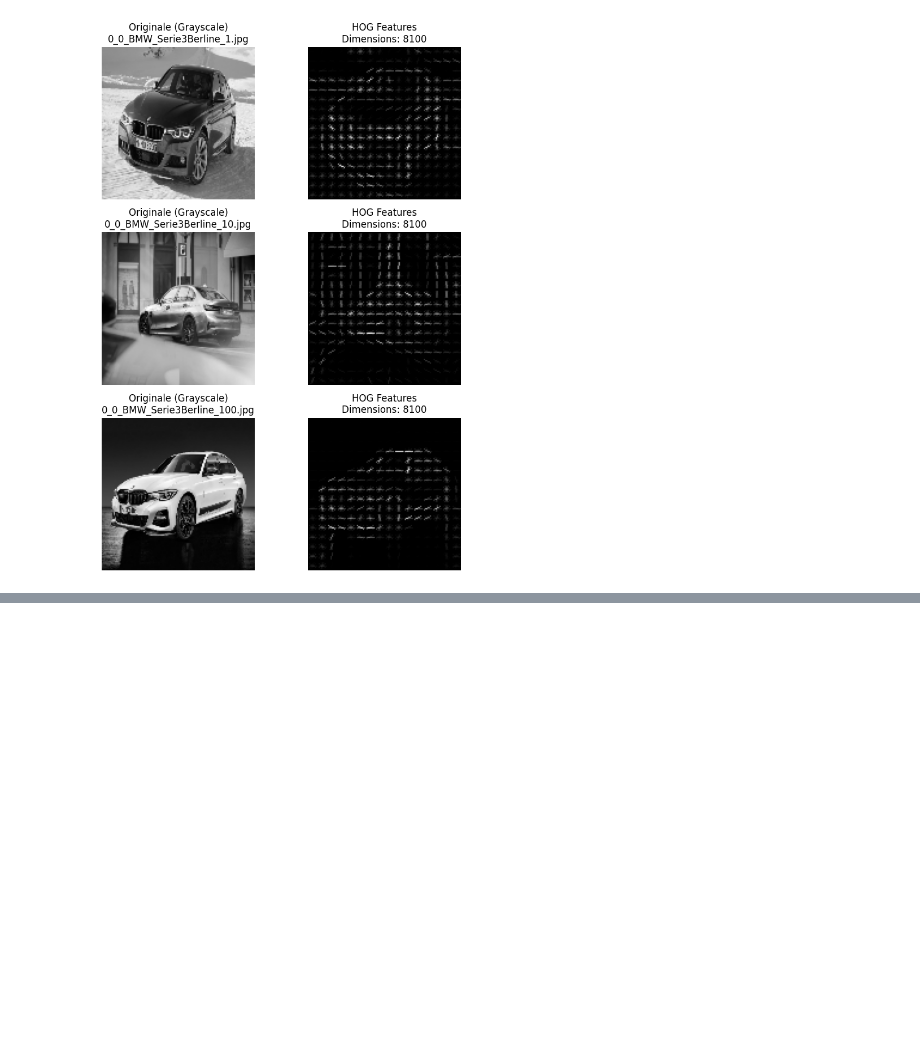
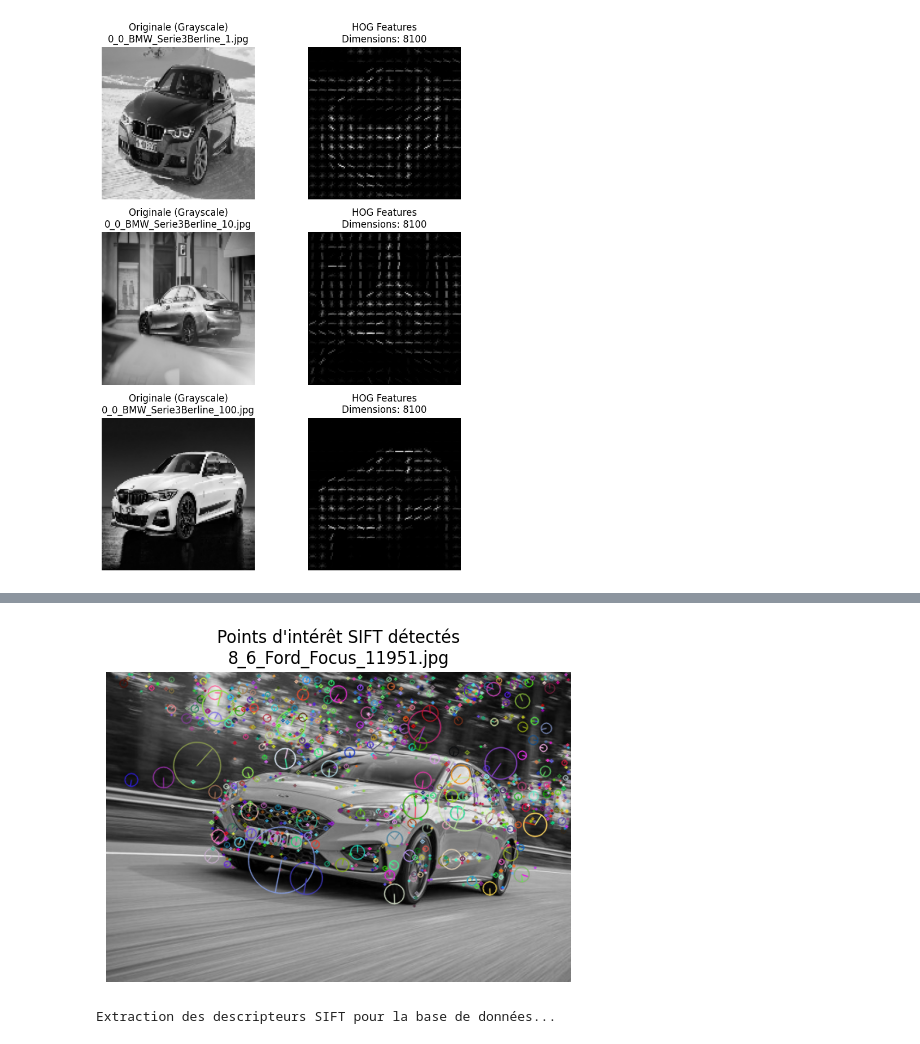
Before and after one commit to 16Flavio/Machine-and-DeepLearning-for-Multimedia-Retrieval, a Jupyter notebook: notebooks/01_descriptor_tests.ipynb, the cells around one changed output, grey strips where cells are left out. Drawn from its saved outputs; the diff is of its cells as text; code cells hidden in the pictures; blank space fills up the shorter version.

Commit message:
Ajout de SIFT comme descripteur

```diff
--- a/notebooks/01_descriptor_tests.ipynb
+++ b/notebooks/01_descriptor_tests.ipynb
@@ -208,0 +232,47 @@ Mean Avg Precision (mAP)  : 0.40 %
+# %%
+import cv2
+import numpy as np
+import os
+import matplotlib.pyplot as plt
+from tqdm import tqdm
+
+sift = cv2.SIFT_create()
+
+example_query = QUERIES_GROUP_5[14]
+example_path = os.path.join(DATA_DIR, example_query)
+example_img = cv2.imread(example_path, cv2.IMREAD_GRAYSCALE)
+
+if example_img is not None:
+    keypoints, _ = sift.detectAndCompute(example_img, None)
+    img_with_keypoints = cv2.drawKeypoints(example_img, keypoints, None, flags=cv2.DRAW_MATCHES_FLAGS_DRAW_RICH_KEYPOINTS)
+
+    plt.figure(figsize=(6, 6))
+    plt.imshow(img_with_keypoints, cmap='gray')
+    plt.title(f"Points d'intérêt SIFT détectés\n{example_query}")
+    plt.axis('off')
+    plt.show()
+
+def extract_sift_descriptors(image_path, max_size=256):
+    img = cv2.imread(image_path, cv2.IMREAD_GRAYSCALE)
+    if img is None:
+        return None
+
+    h, w = img.shape
+    if max(h, w) > max_size:
+        scale = max_size / max(h, w)
+        img = cv2.resize(img, (int(w * scale), int(h * scale)))
+
+    _, descriptors = sift.detectAndCompute(img, None)
+    return descriptors
+
+print("Extraction des descripteurs SIFT pour la base de données...")
+db_sift_features = {}
+
+for db_file in tqdm(all_images):
+    db_path = os.path.join(DATA_DIR, db_file)
+    des = extract_sift_descriptors(db_path)
+    if des is not None:
+        db_sift_features[db_file] = des
+# %% [output]
+[figure, added]
+Extraction des descripteurs SIFT pour la base de données...
```
Also changed, not shown: parts of 7 cells of this notebook, 1 other file.
